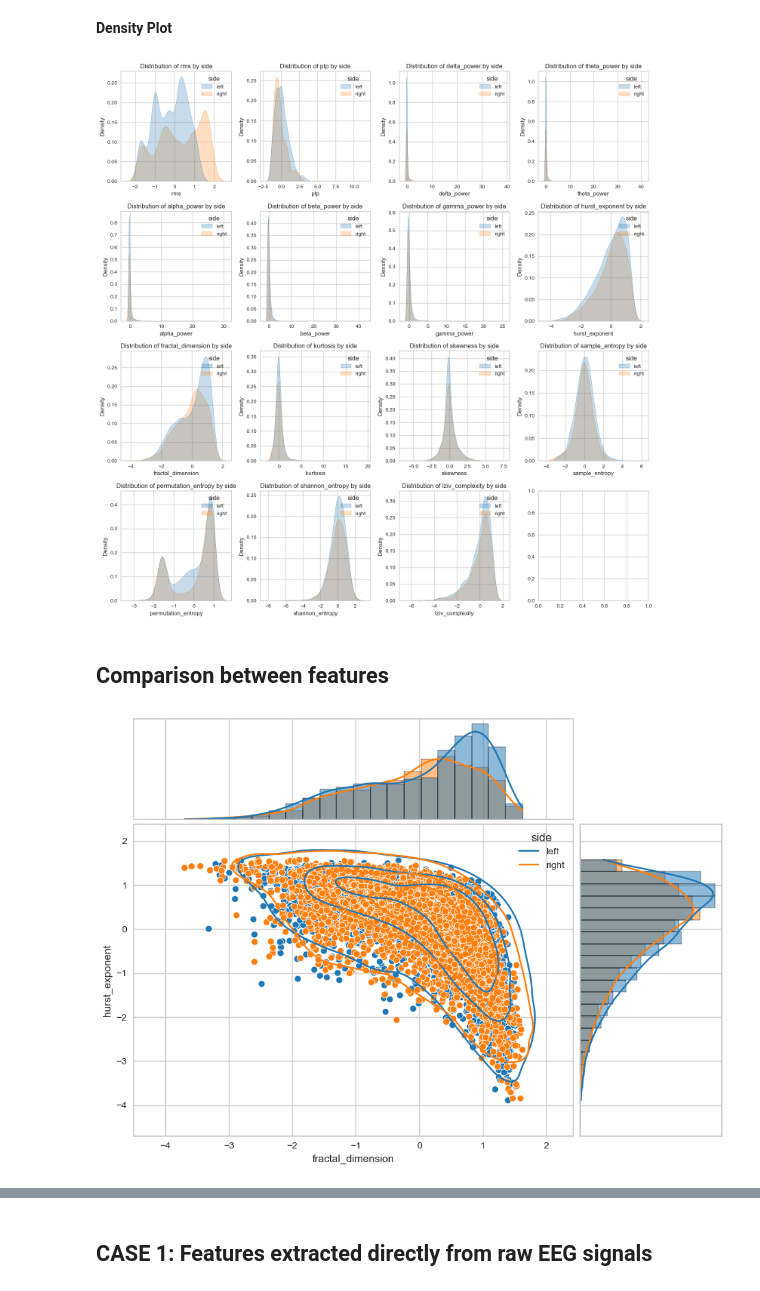
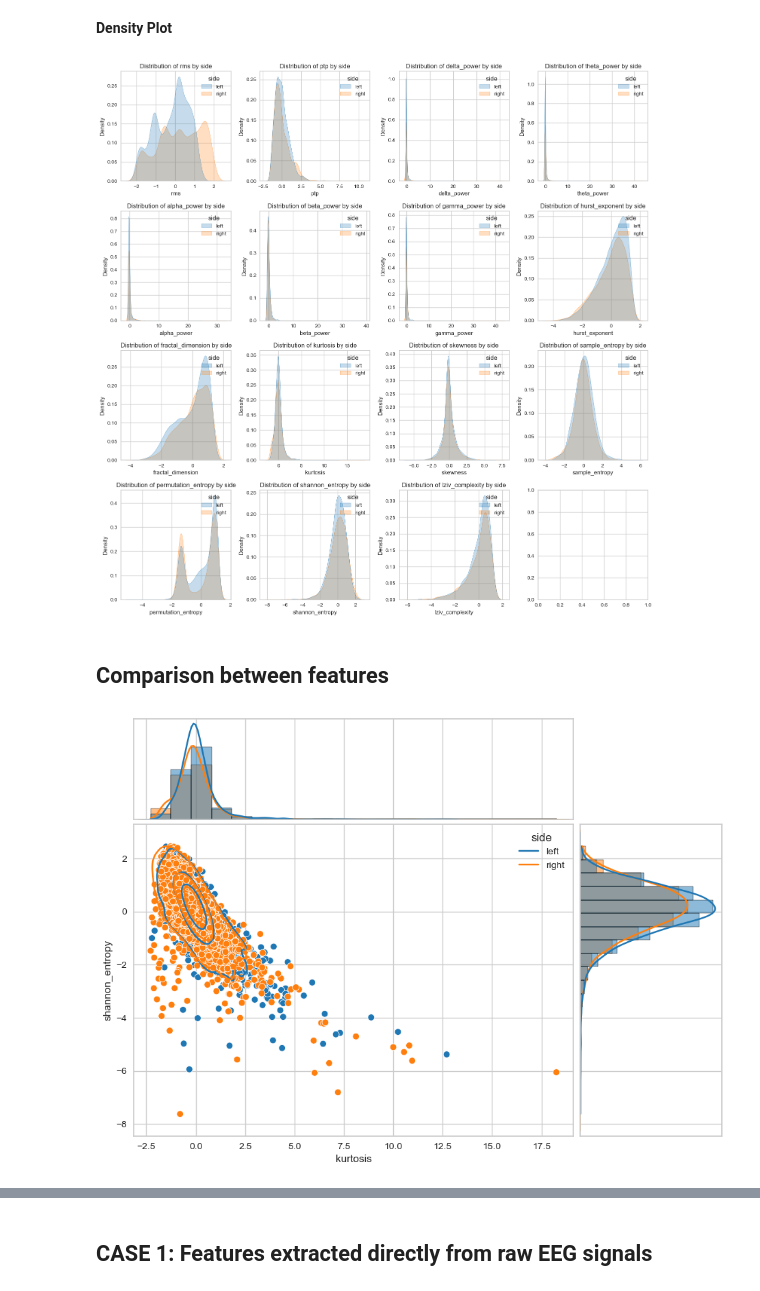
Before and after one commit to Xarcu/TFM_EEG, a Jupyter notebook: notebooks/feature_plots.ipynb, the cells around one changed output, grey strips where cells are left out. Drawn from its saved outputs; the diff is of its cells as text; code cells hidden in the pictures.

```diff
--- a/notebooks/feature_plots.ipynb
+++ b/notebooks/feature_plots.ipynb
@@ -102,7 +102,8 @@ Application: These metrics allow for a global understanding of brain connectivit
 import pandas as pd
 
 # Define the file path
-file_path = r"C:\Users\Ferran\Desktop\TFM\TFM_EEG\DATASET\MI\SUB_2\Dictionary.parquet"
+file_path = r"C:\Users\Ferran\Desktop\TFM\TFM_EEG\DATASET\MI\SUB_2\Dictionary_normal.parquet"
+
 save_path = r"C:\Users\Ferran\Desktop\TFM\TFM_EEG\notebooks\plots"
 
 # Load the Parquet file
@@ -340,20 +341,20 @@ for i, feature in enumerate(features):
 plt.tight_layout()
 plt.show()
 # %% [output]
-[figure, old version]
+[figure, new version]
 # %% [markdown]
 ## Comparison between features
 # %%
 # Create the joint plot with a more visible color palette
-g = sns.jointplot(data=df_standardized, x="fractal_dimension", y="hurst_exponent", hue="side", ratio=3, space=0.05,palette=custom_colors)
+g = sns.jointplot(data=df_standardized, x="kurtosis", y="shannon_entropy", hue="side", ratio=3, space=0.05,palette=custom_colors)
 g.plot_joint(sns.kdeplot, levels=4)
 g.plot_marginals(sns.histplot, bins=20, kde=True)
 sns.despine(top=False, right=False)
 g.fig.set_figheight(7)
 g.fig.set_figwidth(10)
 plt.show()
 # %% [output]
-[figure, old version]
+[figure, new version]
 # %%
 # Create the joint plot with a more visible color palette
 g = sns.jointplot(data=df_standardized, x="kurtosis", y="skewness", hue="side", ratio=3, space=0.05,palette=custom_colors)
```
Also changed, not shown: parts of 29 cells of this notebook.
